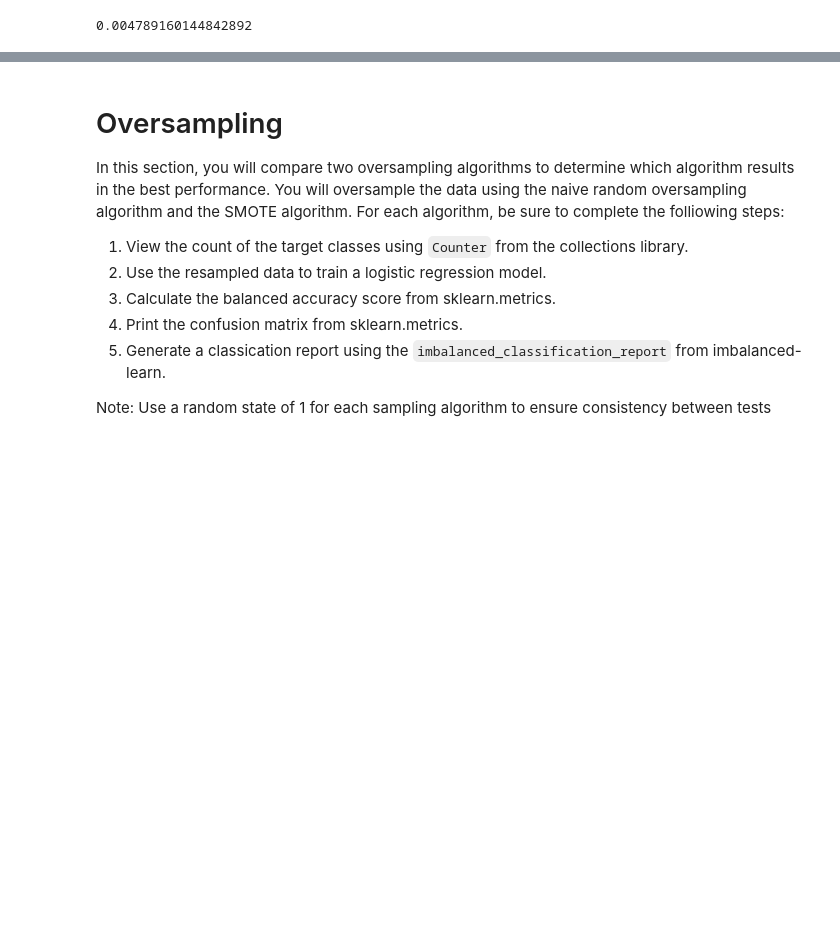
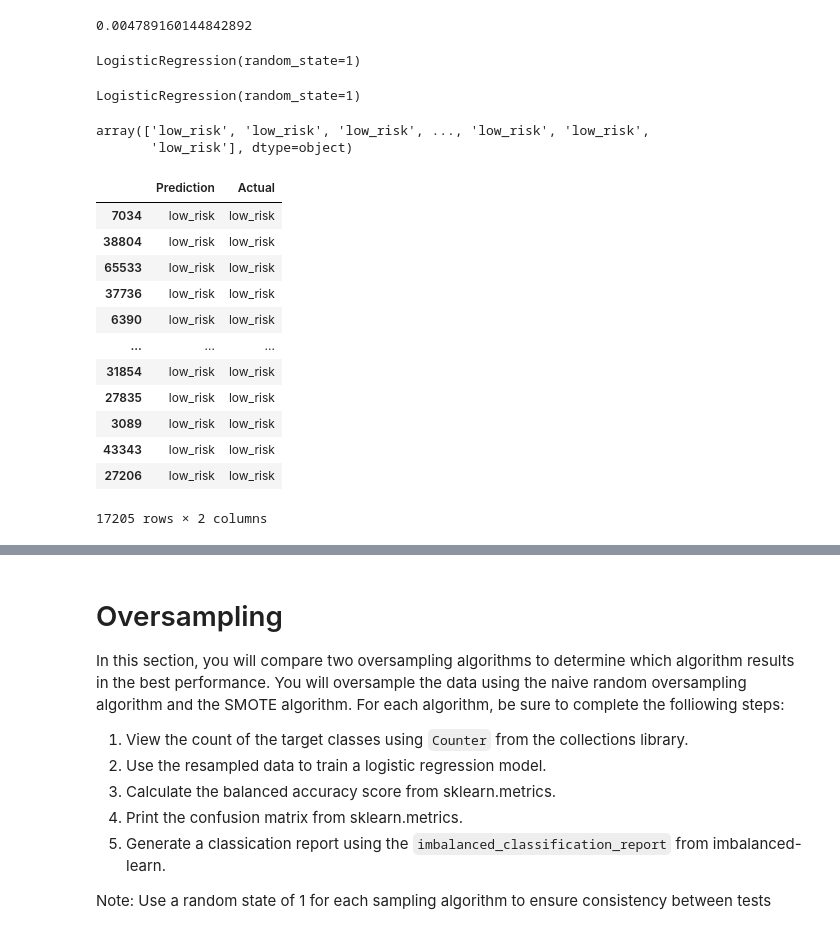
Before and after one commit to NikiNoel/Credit_Risk_Analysis, a Jupyter notebook: credit_risk_resampling.ipynb, the cells around one changed output, grey strips where cells are left out. Cells and saved outputs as stored; diff of their text form; code cells hidden in the pictures; blank space fills up the shorter version.

```diff
--- a/credit_risk_resampling.ipynb
+++ b/credit_risk_resampling.ipynb
@@ -358,6 +394,6 @@ y.shape
 # %%
 # from sklearn.model_selection import train_test_split
-X_train, X_test, y_train, y_test = train_test_split(X, y, random_state=1)
+X_train, X_test, y_train, y_test = train_test_split(X_encoded_scaled, y, random_state=1)
 # %%
 y_train.value_counts()
 # %% [output]
@@ -370,0 +418,35 @@ print(246/51366)
+# %%
+# Instantiate a Logistic Regression Model
+classifier = LogisticRegression(solver='lbfgs', random_state=1)
+classifier
+# %% [output]
+LogisticRegression(random_state=1)
+# %%
+# fit our model with our data (training)
+classifier.fit(X_train, y_train)
+# %% [output]
+LogisticRegression(random_state=1)
+# %%
+# create predictions using predict() method
+y_pred = classifier.predict(X_test)
+y_pred
+# %% [output]
+array(['low_risk', 'low_risk', 'low_risk', ..., 'low_risk', 'low_risk',
+       'low_risk'], dtype=object)
+# %%
+# view the data
+pd.DataFrame({"Prediction": y_pred, "Actual": y_test})
+# %% [output]
+|  | Prediction | Actual |
+| 7034 | low_risk | low_risk |
+| 38804 | low_risk | low_risk |
+| 65533 | low_risk | low_risk |
+| 37736 | low_risk | low_risk |
+| 6390 | low_risk | low_risk |
+| ... | ... | ... |
+| 31854 | low_risk | low_risk |
+| 27835 | low_risk | low_risk |
+| 3089 | low_risk | low_risk |
+| 43343 | low_risk | low_risk |
+| 27206 | low_risk | low_risk |
+17205 rows × 2 columns
```
Also changed, not shown: parts of 11 cells of this notebook.
